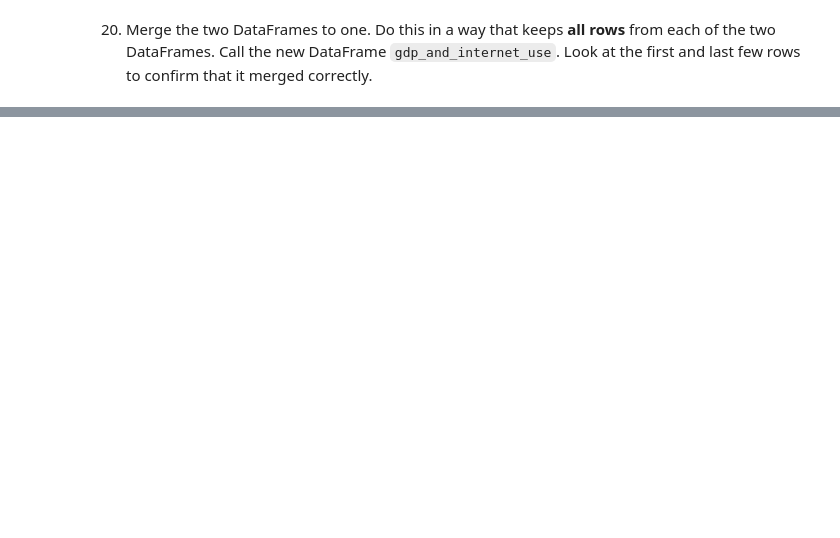
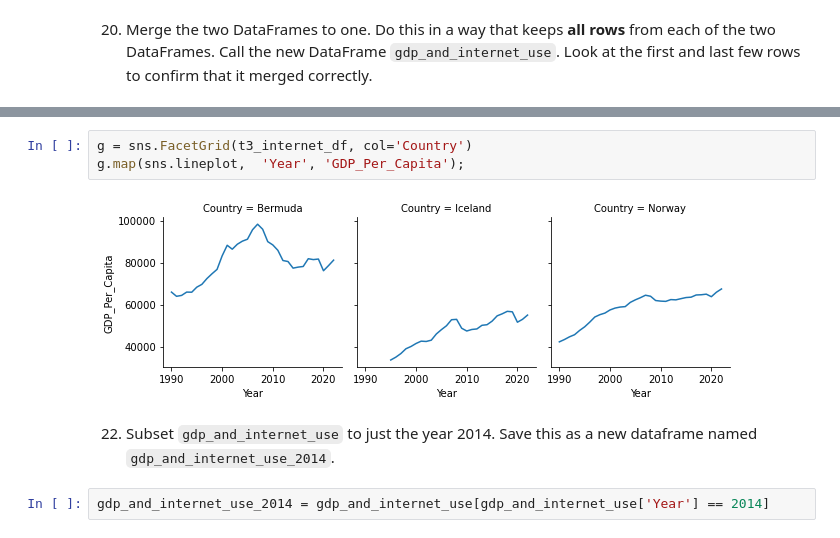
Before and after one commit to NSS-Data-Analytics-Cohort-10/gdp-and-internet-usage-kostenkoandri, a Jupyter notebook: notebooks/gdp_internet_usage_un_data.ipynb, the cells around one changed output, grey strips where cells are left out. Drawn from its saved outputs; the diff is of its cells as text; blank space fills up the shorter version.

```diff
--- a/notebooks/gdp_internet_usage_un_data.ipynb
+++ b/notebooks/gdp_internet_usage_un_data.ipynb
@@ -380,0 +395,9 @@ TypeError: 'function' object is not iterable
+# %%
+g = sns.FacetGrid(t3_internet_df, col='Country')
+g.map(sns.lineplot,  'Year', 'GDP_Per_Capita');
+# %% [output]
+[figure, added]
+# %% [markdown]
+22. Subset `gdp_and_internet_use` to just the year 2014. Save this as a new dataframe named `gdp_and_internet_use_2014`.
+# %%
+gdp_and_internet_use_2014 = gdp_and_internet_use[gdp_and_internet_use['Year'] == 2014]
```
Also changed, not shown: parts of 24 cells of this notebook.
